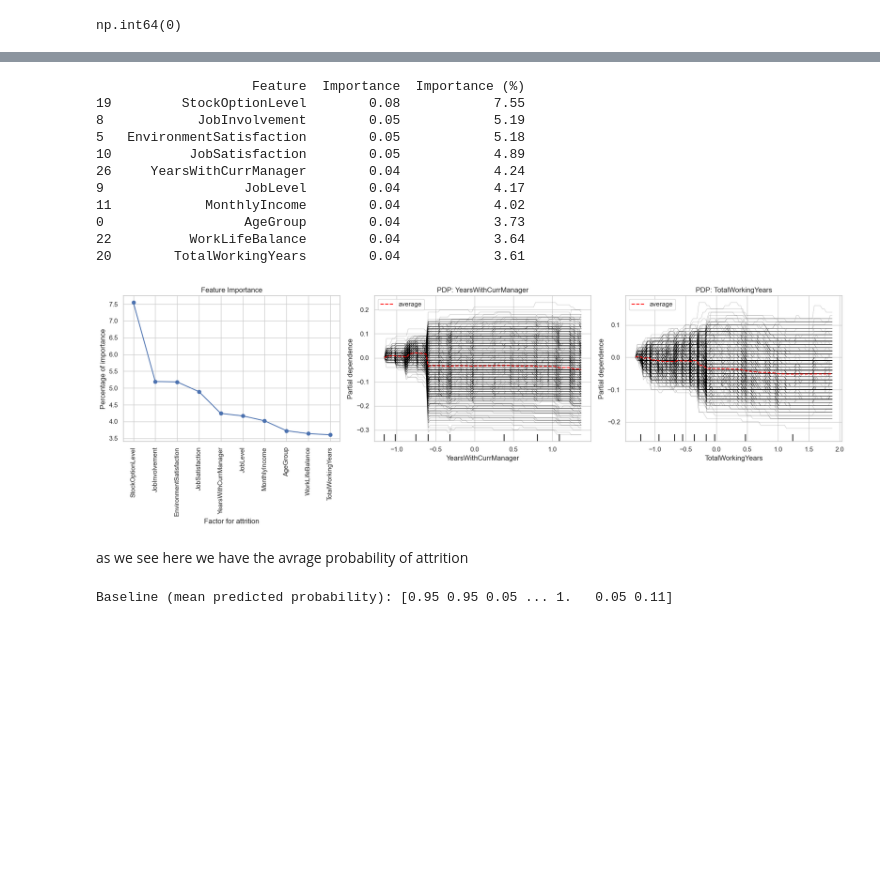
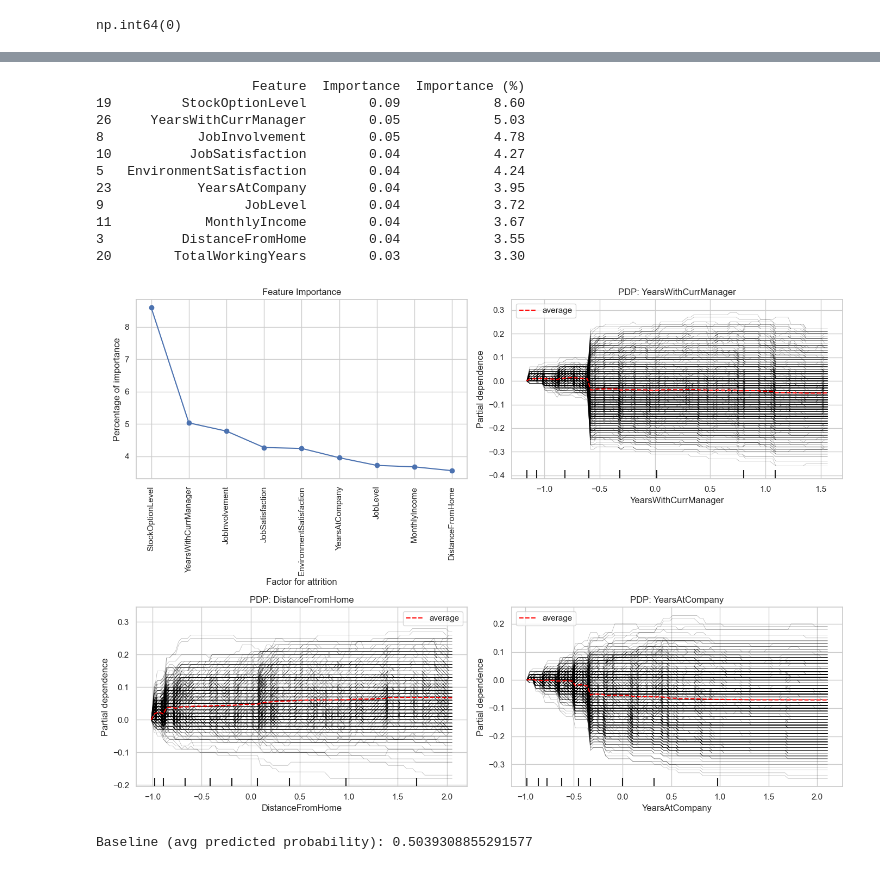
Before and after one commit to Seiflegnioui/Data-Humain_Resource_Analytics-, a Jupyter notebook: app.ipynb, the cells around one changed output, grey strips where cells are left out. Cells and saved outputs as stored; diff of their text form; code cells hidden in the pictures; blank space fills up the shorter version.

```diff
--- a/app.ipynb
+++ b/app.ipynb
@@ -402,12 +468,32 @@ plt.show()
 [figure]
 # %% [markdown]
 Part 2:
+# %%
+def remove_outliers(df: pd.DataFrame, jobroles=None, outliers_columns=None):
+    if (outliers_columns is None) or (jobroles is None):
+        outliers_columns = ["MonthlyIncome", "HourlyRate", "DailyRate", "MonthlyRate"]
+        jobroles = df["JobRole"].unique()
+
+    for jobrole in jobroles:
+        for col in outliers_columns:
+            sliced_df = df[df["JobRole"] == jobrole]
+            Q1 = sliced_df[col].quantile(0.25)
+            Q3 = sliced_df[col].quantile(0.75)
+            IQR = Q3 - Q1
+            lower_bound = Q1 - 1.5 * IQR
+            upper_bound = Q3 + 1.5 * IQR
+
+            mask = (df["JobRole"] == jobrole) & ((df[col] < lower_bound) | (df[col] > upper_bound))
+            df = df[~mask]
+            print(f"Removed {mask.sum()} outliers in {jobrole} for column {col}")
+
+    return df
 # %%
 from sklearn.preprocessing import LabelEncoder, StandardScaler, MinMaxScaler
 
 encoders = {}
 
-prepared__df = df.copy()
+prepared__df = remove_outliers(df, None, None)
 def label_encoder(df: pd.DataFrame, columns):
     for col in columns:
         encoder = LabelEncoder()
@@ -627,54 +716,55 @@ feature_importances = pd.DataFrame({
 feature_importances = feature_importances.sort_values(by='Importance', ascending=False)
 feature_importances['Importance (%)'] = feature_importances['Importance'] * 100
 
-print(feature_importances.head(10))
+print(feature_importances.head(9))
 # %% [output]
                     Feature  Importance  Importance (%)
-19         StockOptionLevel        0.08            7.55
-8            JobInvolvement        0.05            5.19
-5   EnvironmentSatisfaction        0.05            5.18
-10          JobSatisfaction        0.05            4.89
-26     YearsWithCurrManager        0.04            4.24
-9                  JobLevel        0.04            4.17
-11            MonthlyIncome        0.04            4.02
-0                  AgeGroup        0.04            3.73
-22          WorkLifeBalance        0.04            3.64
-20        TotalWorkingYears        0.04            3.61
+19         StockOptionLevel        0.09            8.60
+26     YearsWithCurrManager        0.05            5.03
+8            JobInvolvement        0.05            4.78
+10          JobSatisfaction        0.04            4.27
+5   EnvironmentSatisfaction        0.04            4.24
+23           YearsAtCompany        0.04            3.95
+9                  JobLevel        0.04            3.72
+11            MonthlyIncome        0.04            3.67
+3          DistanceFromHome        0.04            3.55
+20        TotalWorkingYears        0.03            3.30
 # %%
 from sklearn.inspection import PartialDependenceDisplay
+import matplotlib.pyplot as plt
 
 y_pred_proba = attrition_classifier_model.predict_proba(X_train)[:, 1]
 baseline = y_pred_proba.mean()
 
-fig, ax = plt.subplots(1, 3, figsize=(18, 6))
+fig, ax = plt.subplots(2, 2, figsize=(14, 10))
 
-ax[0].plot(feature_importances["Feature"].head(10), feature_importances["Importance (%)"].head(10), marker="o")
-ax[0].set_xticklabels(feature_importances["Feature"].head(10), rotation=90)
+ax = ax.flatten()
+
+ax[0].plot(feature_importances["Feature"].head(9), feature_importances["Importance (%)"].head(9), marker="o")
+ax[0].set_xticklabels(feature_importances["Feature"].head(9), rotation=90)
 ax[0].set_xlabel("Factor for attrition")
 ax[0].set_ylabel("Percentage of importance")
 ax[0].set_title("Feature Importance")
 
 PartialDependenceDisplay.from_estimator(attrition_classifier_model, X=X_train, centered=True,
                                         ice_lines_kw={"color": "black"}, pd_line_kw={"color": "red"},
                                         features=["YearsWithCurrManager"], kind="both", ax=ax[1])
 ax[1].set_title("PDP: YearsWithCurrManager")
 
 PartialDependenceDisplay.from_estimator(attrition_classifier_model, X=X_train, centered=True,
                                         ice_lines_kw={"color": "black"}, pd_line_kw={"color": "red"},
-                                        features=["TotalWorkingYears"], kind="both", ax=ax[2])
-ax[2].set_title("PDP: TotalWorkingYears")
+                                        features=["DistanceFromHome"], kind="both", ax=ax[2])
+ax[2].set_title("PDP: DistanceFromHome")
 
+PartialDependenceDisplay.from_estimator(attrition_classifier_model, X=X_train, centered=True,
+                                        ice_lines_kw={"color": "black"}, pd_line_kw={"color": "red"},
+                                        features=["YearsAtCompany"], kind="both", ax=ax[3])
+ax[3].set_title("PDP: YearsAtCompany")
 
 plt.tight_layout()
 plt.show()
+
+print("Baseline (avg predicted probability):", baseline)
 # %% [output]
-[figure, old version]
+[figure, new version]
+Baseline (avg predicted probability): 0.5039308855291577
-# %% [markdown]
-as we see here we have the avrage probability of attrition
-# %%
-y_pred_proba = attrition_classifier_model.predict_proba(X_train)[:, 1]
-baseline = y_pred_proba.mean()
-
-print("Baseline (mean predicted probability):", y_pred_proba)
-# %% [output]
-Baseline (mean predicted probability): [0.95 0.95 0.05 ... 1.   0.05 0.11]
```
Also changed, not shown: parts of 24 cells of this notebook, 1 other file.
